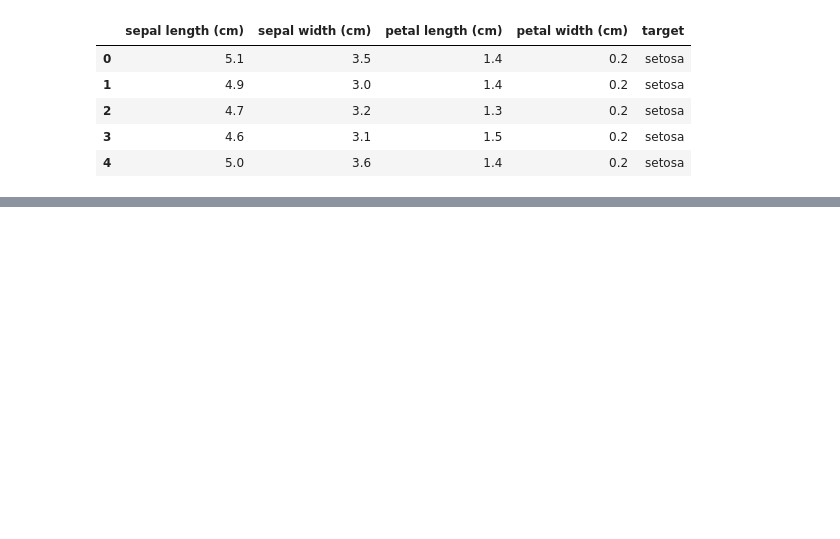
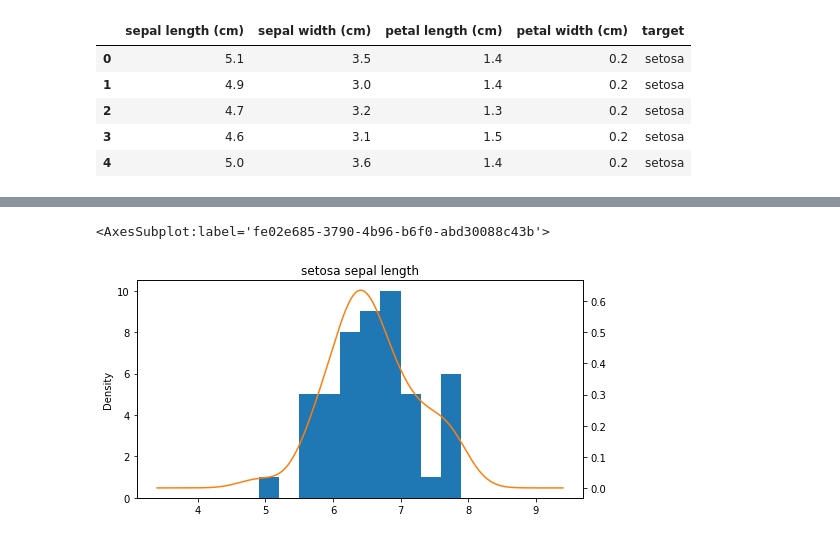
Before and after one commit to H43RO/ML-Algorithm-Practice, a Jupyter notebook: GaussianNaiveBayes.ipynb, the cells around one changed output, grey strips where cells are left out. Cells and saved outputs as stored; diff of their text form; code cells hidden in the pictures; blank space fills up the shorter version.

```diff
--- a/GaussianNaiveBayes.ipynb
+++ b/GaussianNaiveBayes.ipynb
@@ -58,0 +88,10 @@ Name: target, dtype: int64
+# %%
+ax = virginica_df['sepal length (cm)'].plot(kind='hist')
+virginica_df['sepal length (cm)'].plot(kind='kde',
+                                        ax=ax,
+                                        secondary_y=True,
+                                        title="setosa sepal length",
+                                        figsize=(8, 4))
+# %% [output]
+<AxesSubplot:label='fe02e685-3790-4b96-b6f0-abd30088c43b'>
+[figure, added]
```
Also changed, not shown: parts of 5 cells of this notebook.
